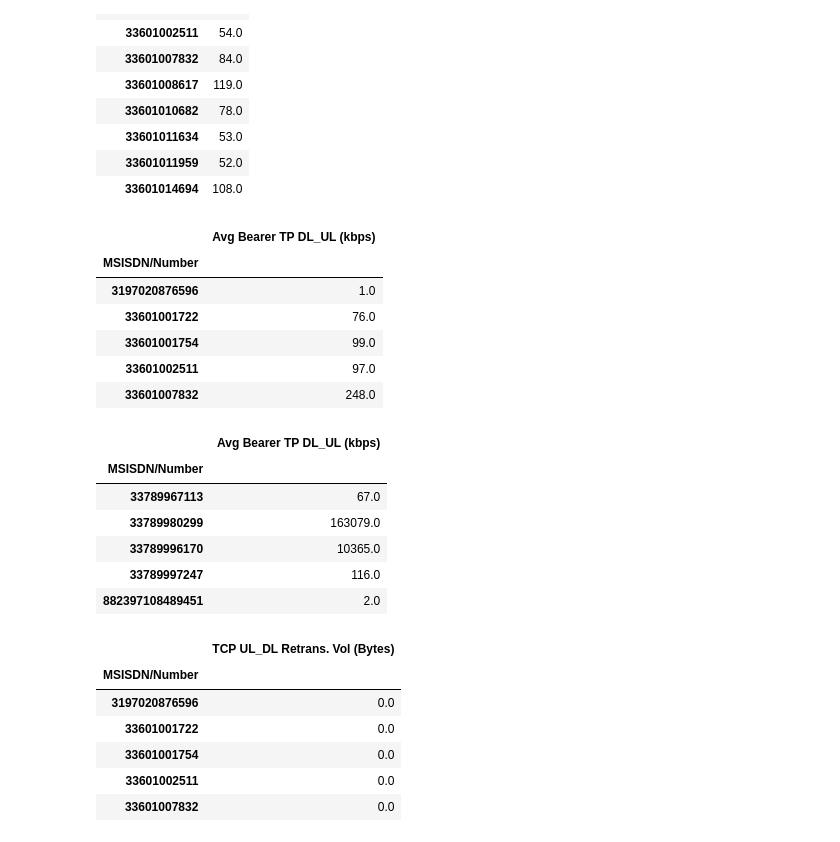
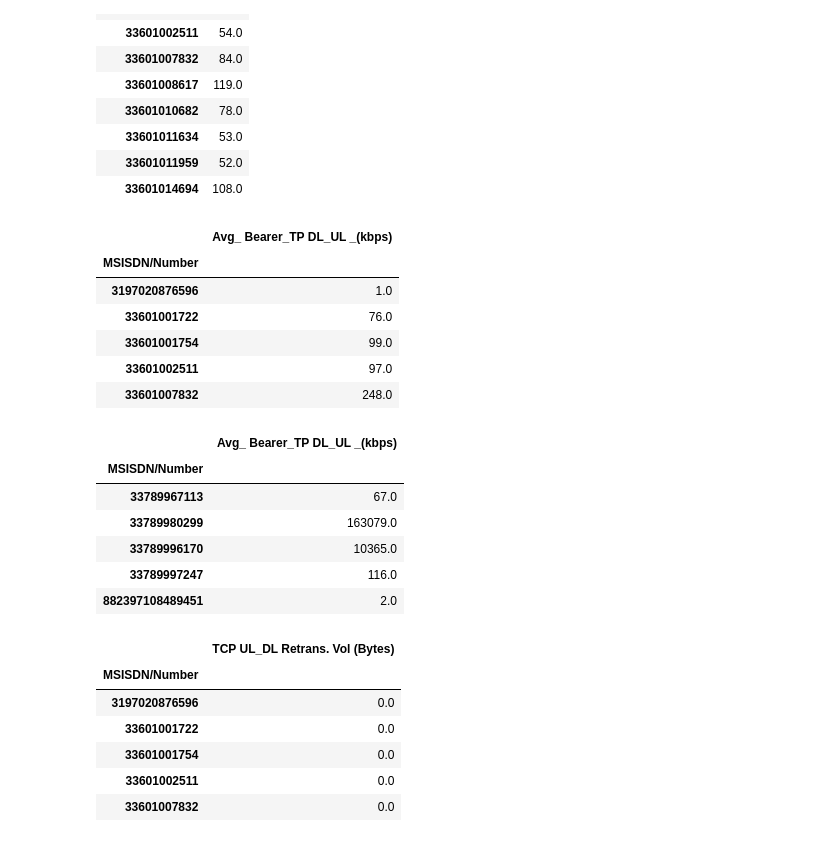
Before and after one commit to eyerus21/10Academy-week-1-challenge, a Jupyter notebook: notebooks/_.ipynb, the cells around one changed output. Drawn from its saved outputs; the diff is of its cells as text; code cells hidden in the pictures.

```diff
--- a/notebooks/_.ipynb
+++ b/notebooks/_.ipynb
@@ -504,7 +504,7 @@ def fix_missing_median(df, col):
     return df[col]
 df['Avg RTT_UL_DL']= fix_missing_median(df,'Avg RTT_UL_DL')
 df['TCP UL_DL Retrans. Vol (Bytes)']= fix_missing_median(df,'TCP UL_DL Retrans. Vol (Bytes)')
-df['Avg Bearer TP DL_UL (kbps)']= fix_missing_median(df,'Avg Bearer TP DL_UL (kbps)')
+df['Avg_ Bearer_TP DL_UL _(kbps)']= fix_missing_median(df,'Avg_ Bearer_TP DL_UL _(kbps)')
 # %%
 # fill missing with ffill method or bfill for features
 
@@ -520,8 +520,8 @@ def fix_missing_mean(df, col):
     return df[col]
 
 df['Total_UL_DL'] = fix_missing_mode(df, 'Total_UL_DL')
-df['Social Media_UL_DL'] = fix_missing_median(df, 'Social Media_UL_DL')
-df['Social Media_UL_DL'] = fix_missing_median(df, 'Social Media_UL_DL')
+df['Social_Media_UL_DL'] = fix_missing_median(df, 'Social_Media_UL_DL')
+df['Social_Media_UL_DL'] = fix_missing_median(df, 'Social_Media_UL_DL')
 # %%
 # which column(s) has missing values
 df.isna().sum().head(20)
@@ -1089,10 +1089,10 @@ RTT['Avg RTT_UL_DL'].agg(['sum']).head(10)
 | 33601014694 | 108.0 |
 # %%
 #Average Throughput
-AvgTroughput=df.groupby(['MSISDN/Number']).agg({'Avg Bearer TP DL_UL (kbps)':'sum'})
+AvgTroughput=df.groupby(['MSISDN/Number']).agg({'Avg_ Bearer_TP DL_UL _(kbps)':'sum'})
 AvgTroughput.head()
 # %% [output]
-|  | Avg Bearer TP DL_UL (kbps) |
+|  | Avg_ Bearer_TP DL_UL _(kbps) |
 | MSISDN/Number |  |
 | 3197020876596 | 1.0 |
 | 33601001722 | 76.0 |
@@ -1102,7 +1102,7 @@ AvgTroughput.head()
 # %%
 AvgTroughput.tail()
 # %% [output]
-|  | Avg Bearer TP DL_UL (kbps) |
+|  | Avg_ Bearer_TP DL_UL _(kbps) |
 | MSISDN/Number |  |
 | 33789967113 | 67.0 |
 | 33789980299 | 163079.0 |
```
Also changed, not shown: parts of 21 cells of this notebook, 1 other file.
